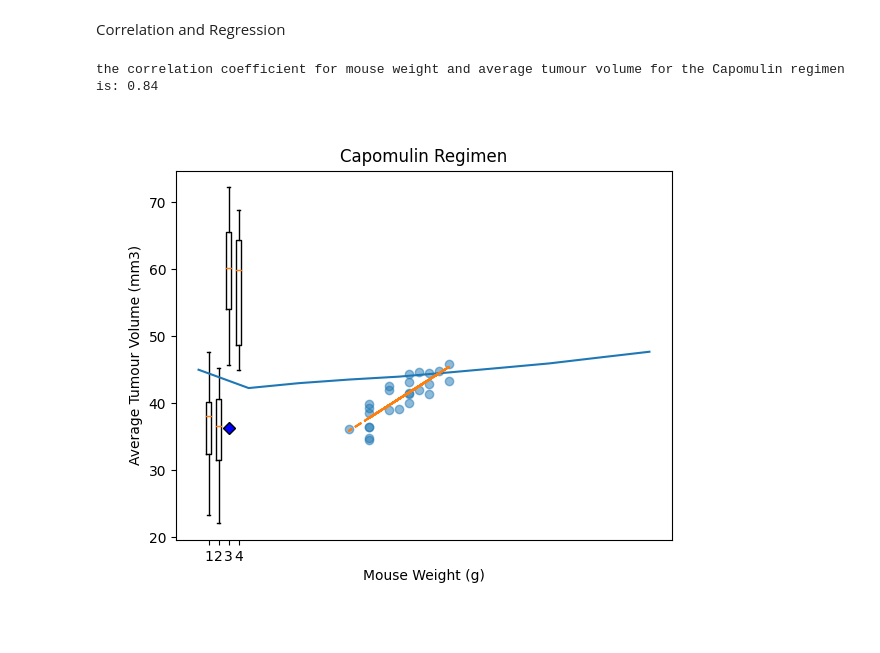
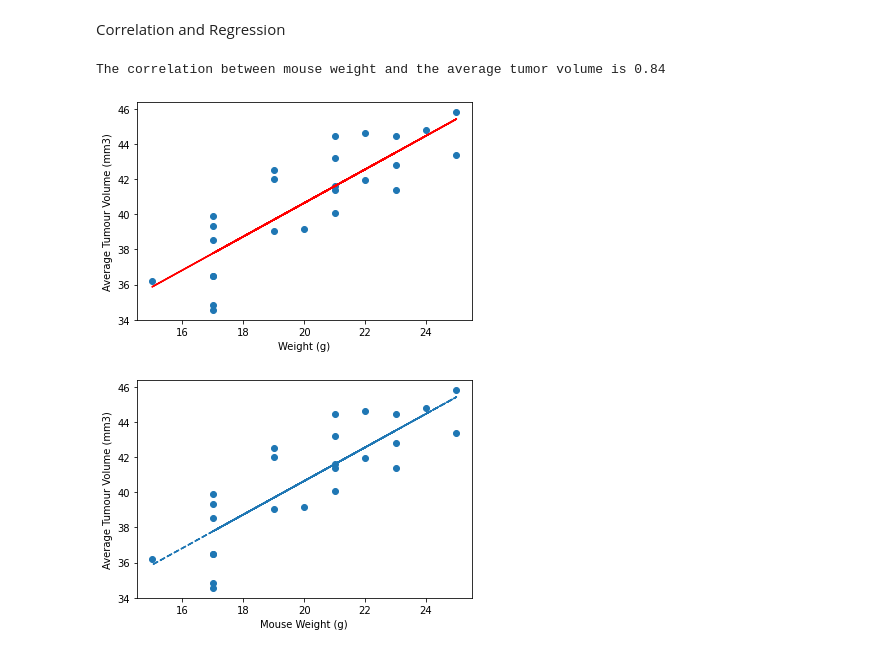
Before and after one commit to Alphaomegainfinity/matplotlib-challenge, a Jupyter notebook: Pymaceuticals/main.ipynb, the cells around one changed output. Cells and saved outputs as stored; diff of their text form; code cells hidden in the pictures; blank space fills up the shorter version.

```diff
--- a/Pymaceuticals/main.ipynb
+++ b/Pymaceuticals/main.ipynb
@@ -315,13 +317,10 @@ Line and Scatter Plots
 # %%
 # Generate a line plot of tumour volume vs. time point for a mouse treated with Capomulin
-capomuline_treatment = clean_data.loc[clean_data["Drug Regimen"]== "Capomulin"]
-mouse_df = capomuline_treatment[capomuline_treatment['Mouse ID'] == 'i557']
-x_axis1 = mouse_df["Timepoint"]
-y_axis1 = mouse_df["Tumour Volume (mm3)"]
-
-plt.title ("Mouse i557 treated with Capomulin")
-plt.xlabel ("Time Point")
-plt.ylabel ("Tumour Volume (mm3)")
-plt.plot (x_axis1, y_axis1)
+capomulin_table = clean_data.loc[clean_data['Drug Regimen'] == "Capomulin"]
+mousedata = capomulin_table.loc[capomulin_table['Mouse ID']== 'l509']
+plt.plot(mousedata['Timepoint'],mousedata['Tumour Volume (mm3)'])
+plt.xlabel('Timepoint (days)')
+plt.ylabel('Tumor Volume (mm3)')
+plt.title('Capomulin treatment of mouse l509')
 plt.show()
 # %% [output]
@@ -329,6 +328,6 @@ plt.show()
 # %%
 # Generate a scatter plot of average tumour volume vs. mouse weight for the Capomulin regimen
-scatter_tumour_volume = capomuline_treatment.groupby("Mouse ID").mean()[["Tumour Volume (mm3)", "Weight (g)"]]
+scatter_tumour_volume = capomulin_table.groupby("Mouse ID").mean()[["Tumour Volume (mm3)", "Weight (g)"]]
 x_axis = scatter_tumour_volume["Weight (g)"]
 y_axis = scatter_tumour_volume["Tumour Volume (mm3)"]
 plt.title ("Capomulin Regimen")
@@ -342,25 +342,31 @@ plt.plot()
 Correlation and Regression
 # %%
 # Calculate the correlation coefficient and linear regression model
-# for mouse weight and average tumour volume for the Capomulin regimen
+# for mouse weight and average tumor volume for the Capomulin regimen
+corr=round(st.pearsonr(scatter_tumour_volume['Weight (g)'],scatter_tumour_volume['Tumour Volume (mm3)'])[0],2)
+print(f"The correlation between mouse weight and the average tumor volume is {corr}")
+model = st.linregress(scatter_tumour_volume['Weight (g)'],scatter_tumour_volume['Tumour Volume (mm3)'])
 
-correlation_coeff= st.pearsonr(scatter_tumour_volume["Tumour Volume (mm3)"],scatter_tumour_volume["Weight (g)"])
-correlation_coeff = round(correlation_coeff[0],2)
-print (f"the correlation coefficient for mouse weight and average tumour volume for the Capomulin regimen is: {correlation_coeff}")
+y_values = scatter_tumour_volume['Weight (g)']*model[0]+model[1]
+plt.scatter(scatter_tumour_volume['Weight (g)'],scatter_tumour_volume['Tumour Volume (mm3)'])
+plt.plot(scatter_tumour_volume['Weight (g)'],y_values,color="red")
+plt.xlabel('Weight (g)')
+plt.ylabel('Average Tumour Volume (mm3)')
+plt.show()
 # %% [output]
-the correlation coefficient for mouse weight and average tumour volume for the Capomulin regimen is: 0.84
+The correlation between mouse weight and the average tumor volume is 0.84
+[figure, added]
 # %%
 # Linear regression model for mouse weight and average tumour volume for the Capomulin regimen
 #create an equation of line to calculate the average tumour volume:
 t_slope, t_int, t_r, t_p, t_std_err = stats.linregress (x_axis, y_axis)
+#create an equation of line to calculate predicted tumour volume
 t_fit = t_slope*x_axis + t_int
 
-x_axis = scatter_tumour_volume["Weight (g)"]
-y_axis = scatter_tumour_volume["Tumour Volume (mm3)"]
-
+plt.scatter(scatter_tumour_volume['Weight (g)'],scatter_tumour_volume['Tumour Volume (mm3)'])
 plt.plot(x_axis,t_fit, "--")
 plt.xlabel ("Mouse Weight (g)")
 plt.ylabel ("Average Tumour Volume (mm3)")
 plt.show()
 # %% [output]
-[figure, old version]
+[figure, new version]
```
Also changed, not shown: parts of 9 cells of this notebook.
